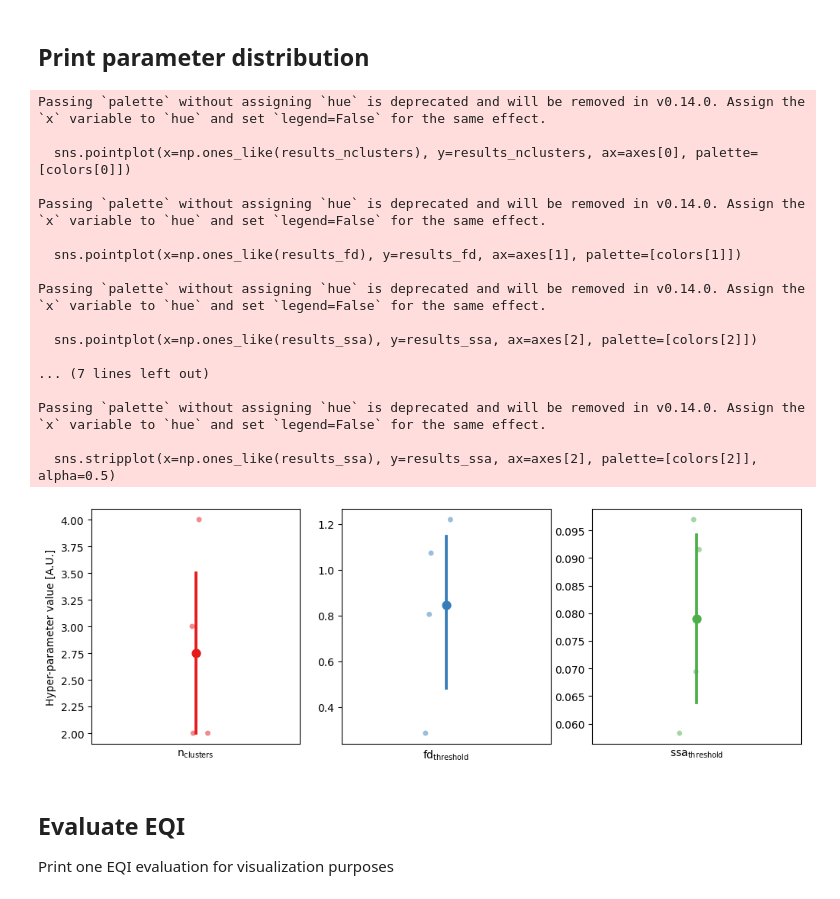
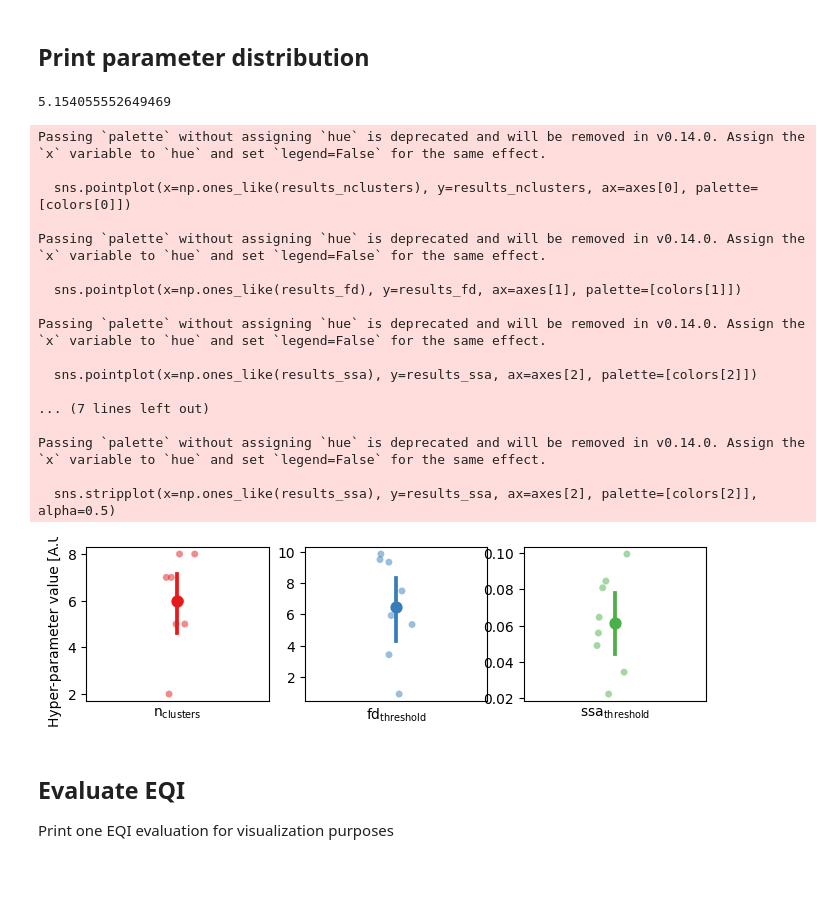
Before and after one commit to danielcomaduran/art-eqi-validation, a Jupyter notebook: heuristic_search.ipynb, the cells around one changed output. Drawn from its saved outputs; the diff is of its cells as text; code cells hidden in the pictures.

Commit message:
EQI plots

```diff
--- a/heuristic_search.ipynb
+++ b/heuristic_search.ipynb
@@ -268,7 +273,7 @@ for file in files:
         # Constant arguments
         args = (
             clean_avg[subset_chans,:],
-            signal.detrend(artifacts_data[a][:,:]),
+            signal.detrend(artifacts_data[ioptimization[a]][:,:]),
             temple.srate,
             window_length,
             var_tol
@@ -310,8 +315,8 @@ for file in files:
         test_eeg = raw_artifact,
         srate_clean = temple.srate,
         srate_test = temple.srate,
-        window = int(temple.srate),
-        slide =  int(temple.srate // 10)
+        window = int(temple.srate // 10),
+        slide =  int(temple.srate // 20)
         )[1]
 
 
@@ -335,8 +340,8 @@ for file in files:
         test_eeg = optimized_artifact,
         srate_clean = temple.srate,
         srate_test = temple.srate,
-        window = int(temple.srate),
-        slide =  int(temple.srate // 10)
+        window = int(temple.srate // 10),
+        slide =  int(temple.srate // 20)
         )[1]
 
     # Default artifact
@@ -350,14 +355,14 @@ for file in files:
         test_eeg = default_artifact,
         srate_clean = temple.srate,
         srate_test = temple.srate,
-        window = int(temple.srate),
-        slide =  int(temple.srate // 10)
+        window = int(temple.srate // 10),
+        slide =  int(temple.srate // 20)
         )[1]
 
     ## Save EQI results
     results[file_id].update({
-        "raw_eqi": raw_eqi,
-        "optimized_eqi": optimized_eqi,
-        "default_eqi": default_eqi
+        "raw_eqi": raw_eqi.tolist(),
+        "optimized_eqi": optimized_eqi.tolist(),
+        "default_eqi": default_eqi.tolist()
         })
 # %% [output]
@@ -386,6 +417,10 @@ if save_json:
 JSON file saved succesfully
 # %% [markdown]
 ## Print parameter distribution
+# %%
+results[file_id]["best parameters"][0]
+# %% [output]
+5.154055552649469
 # %%
 results_nclusters = []
 results_fd = []
@@ -394,11 +429,12 @@ results_ssa = []
 # Get optimization results
 for file in files:
     file_id = file.split("\\")[-1].split(".")[0]
-    for artifact in results[file_id]["optimization parameters"]:
-        parameters = artifact[0]
-        results_nclusters.append(int(parameters[0]))
-        results_fd.append(parameters[1])
-        results_ssa.append(parameters[2])
+
+    parameters = results[file_id]["best parameters"]
+    # for parameters in results[file_id]["best parameters"]:
+    results_nclusters.append(int(parameters[0]))
+    results_fd.append(parameters[1])
+    results_ssa.append(parameters[2])
 
 # Convert to numpy arrays
 results_nclusters = np.array(results_nclusters)
@@ -406,7 +442,7 @@ results_fd = np.array(results_fd)
 results_ssa = np.array(results_ssa)
 # %%
 # Create a figure with three subplots
-fig, axes = plt.subplots(1, 3, figsize=(12, 4))
+fig, axes = plt.subplots(1, 3, figsize=(8, 2))
 
 colors = sns.color_palette("Set1")
 
@@ -430,34 +466,35 @@ axes[0].set_ylabel("Hyper-parameter value [A.U.]")
 axes[0].set_xlabel("$\\text{n}_\\text{clusters}$")
 axes[1].set_xlabel("$\\text{fd}_\\text{threshold}$")
 axes[2].set_xlabel("$\\text{ssa}_\\text{threshold}$")
 # axes[0].set_ylabel("Sepal Length (cm)")
 # axes[1].set_ylabel("Sepal Width (cm)")
 # axes[2].set_ylabel("Petal Length (cm)")
 # axes[0].set_title("Sepal Length by Species")
 # axes[1].set_title("Sepal Width by Species")
 # axes[2].set_title("Petal Length by Species")
 
 # Show the plot
+plt.savefig("parameters_distribution.svg")
 plt.show()
 # %% [output]
 Passing `palette` without assigning `hue` is deprecated and will be removed in v0.14.0. Assign the `x` variable to `hue` and set `legend=False` for the same effect.
 
   sns.pointplot(x=np.ones_like(results_nclusters), y=results_nclusters, ax=axes[0], palette=[colors[0]])
 
 Passing `palette` without assigning `hue` is deprecated and will be removed in v0.14.0. Assign the `x` variable to `hue` and set `legend=False` for the same effect.
 
   sns.pointplot(x=np.ones_like(results_fd), y=results_fd, ax=axes[1], palette=[colors[1]])
 
 Passing `palette` without assigning `hue` is deprecated and will be removed in v0.14.0. Assign the `x` variable to `hue` and set `legend=False` for the same effect.
 
   sns.pointplot(x=np.ones_like(results_ssa), y=results_ssa, ax=axes[2], palette=[colors[2]])
 
 ... (7 lines left out)
 
 Passing `palette` without assigning `hue` is deprecated and will be removed in v0.14.0. Assign the `x` variable to `hue` and set `legend=False` for the same effect.
 
   sns.stripplot(x=np.ones_like(results_ssa), y=results_ssa, ax=axes[2], palette=[colors[2]], alpha=0.5)
-[figure, old version]
+[figure, new version]
 # %% [markdown]
 ## Evaluate EQI
 
```
Also changed, not shown: parts of 5 cells of this notebook.
